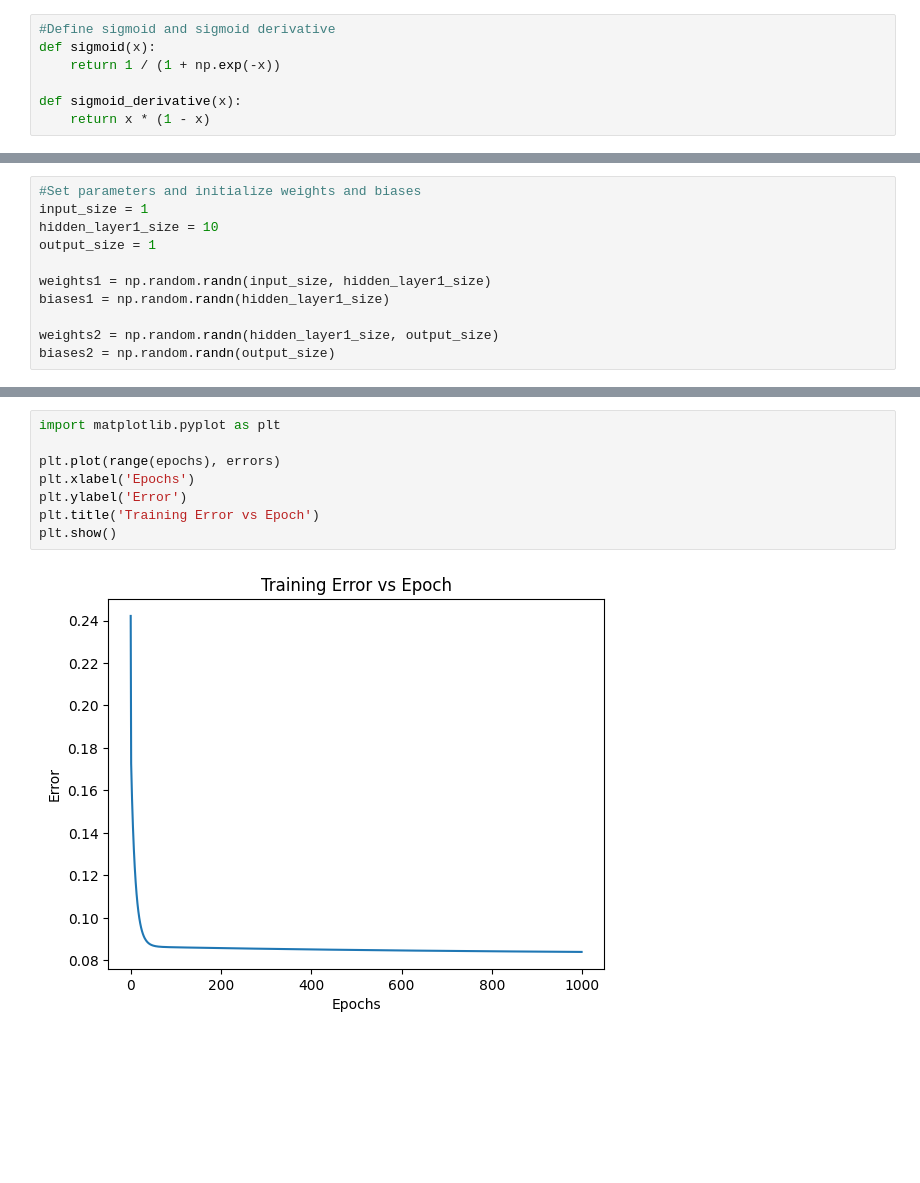
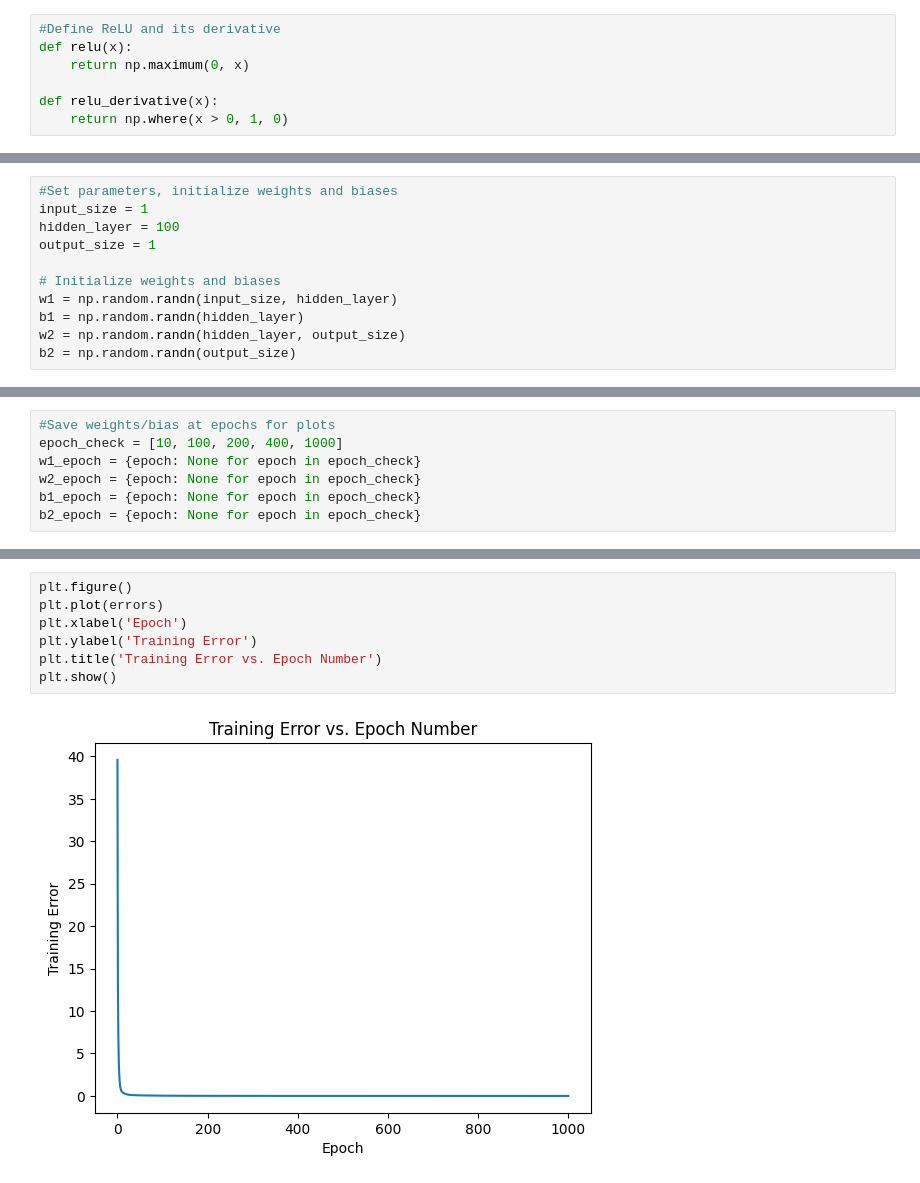
Before and after one commit to chrislee339/CSCE_790, a Jupyter notebook: homework_2/hw2_2.ipynb, the cells around one changed output, grey strips where cells are left out. Drawn from its saved outputs; the diff is of its cells as text; blank space fills up the shorter version.

```diff
--- a/homework_2/hw2_2.ipynb
+++ b/homework_2/hw2_2.ipynb
@@ -3,8 +4,8 @@ import numpy as np
 # %%
-#Define sigmoid and sigmoid derivative
-def sigmoid(x):
-    return 1 / (1 + np.exp(-x))
+#Define ReLU and its derivative
+def relu(x):
+    return np.maximum(0, x)
 
-def sigmoid_derivative(x):
-    return x * (1 - x)
+def relu_derivative(x):
+    return np.where(x > 0, 1, 0)
 # %%
@@ -12,13 +13,13 @@ def sigmoid_derivative(x):
 X = np.array([-1, -0.9, -0.8, -0.7, -0.6, -0.5, -0.4, -0.3, -0.2, -0.1, 0, 0.1, 0.2, 0.3, 0.4, 0.5, 0.6, 0.7, 0.8, 0.9, 1])
 Y = np.array([-0.96, -0.577, -0.073, 0.377, 0.641, 0.66, 0.461, 0.134, -0.201, -0.434, -0.5, -0.393, -0.165, 0.099, 0.307, 0.396, 0.345, 0.182, -0.031, -0.219, -0.321])
 # %%
-#Set parameters and initialize weights and biases
+#Set parameters, initialize weights and biases
 input_size = 1
-hidden_layer1_size = 10
+hidden_layer = 100
 output_size = 1
 
-weights1 = np.random.randn(input_size, hidden_layer1_size)
-biases1 = np.random.randn(hidden_layer1_size)
-
-weights2 = np.random.randn(hidden_layer1_size, output_size)
-biases2 = np.random.randn(output_size)
+# Initialize weights and biases
+w1 = np.random.randn(input_size, hidden_layer)
+b1 = np.random.randn(hidden_layer)
+w2 = np.random.randn(hidden_layer, output_size)
+b2 = np.random.randn(output_size)
@@ -25,2 +32,9 @@ biases2 = np.random.randn(output_size)
+# %%
+#Save weights/bias at epochs for plots
+epoch_check = [10, 100, 200, 400, 1000]
+w1_epoch = {epoch: None for epoch in epoch_check}
+w2_epoch = {epoch: None for epoch in epoch_check}
+b1_epoch = {epoch: None for epoch in epoch_check}
+b2_epoch = {epoch: None for epoch in epoch_check}
 # %%
 #Training
@@ -54,11 +75,10 @@ for epoch in range(epochs):
 # %%
-import matplotlib.pyplot as plt
-
-plt.plot(range(epochs), errors)
-plt.xlabel('Epochs')
-plt.ylabel('Error')
-plt.title('Training Error vs Epoch')
+plt.figure()
+plt.plot(errors)
+plt.xlabel('Epoch')
+plt.ylabel('Training Error')
+plt.title('Training Error vs. Epoch Number')
 plt.show()
 # %% [output]
-[figure, old version]
+[figure, new version]
 # %%
```
Also changed, not shown: parts of 5 cells of this notebook.
